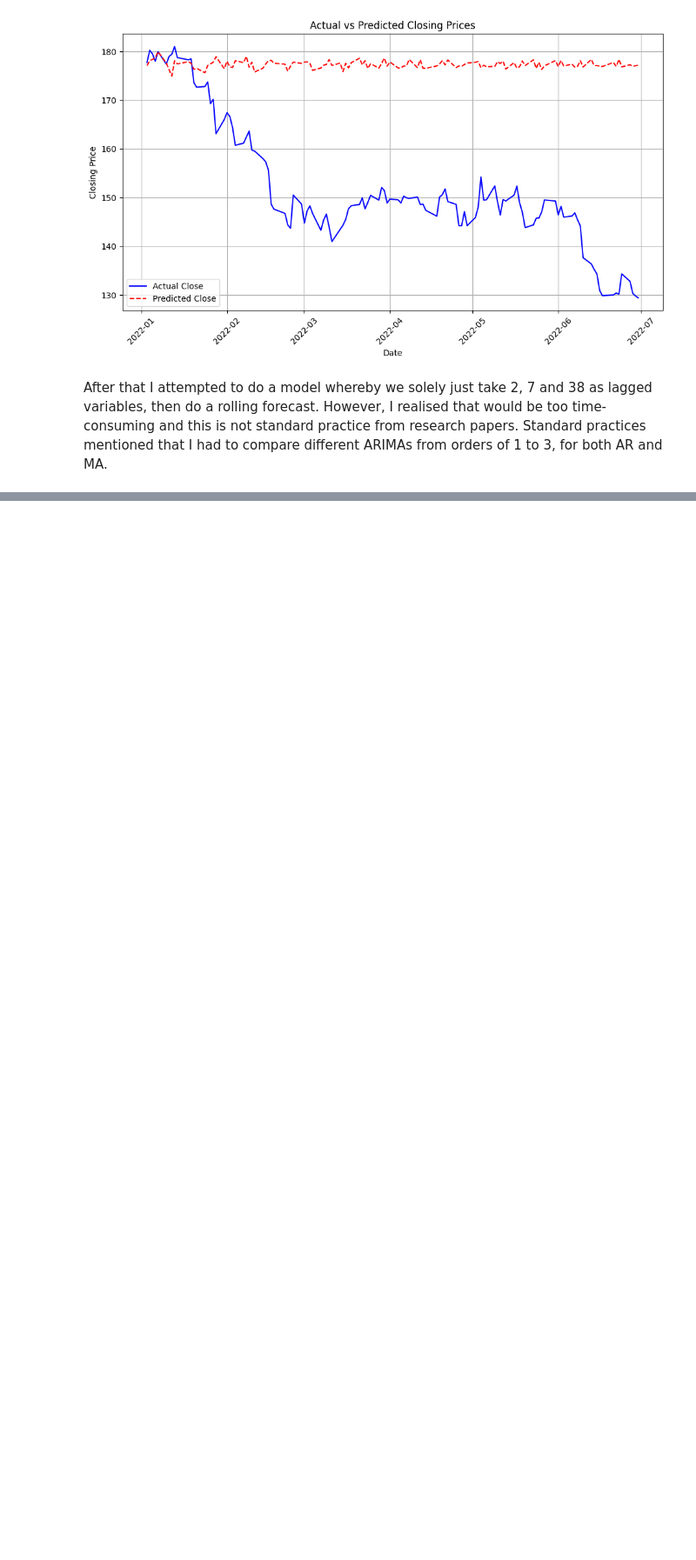
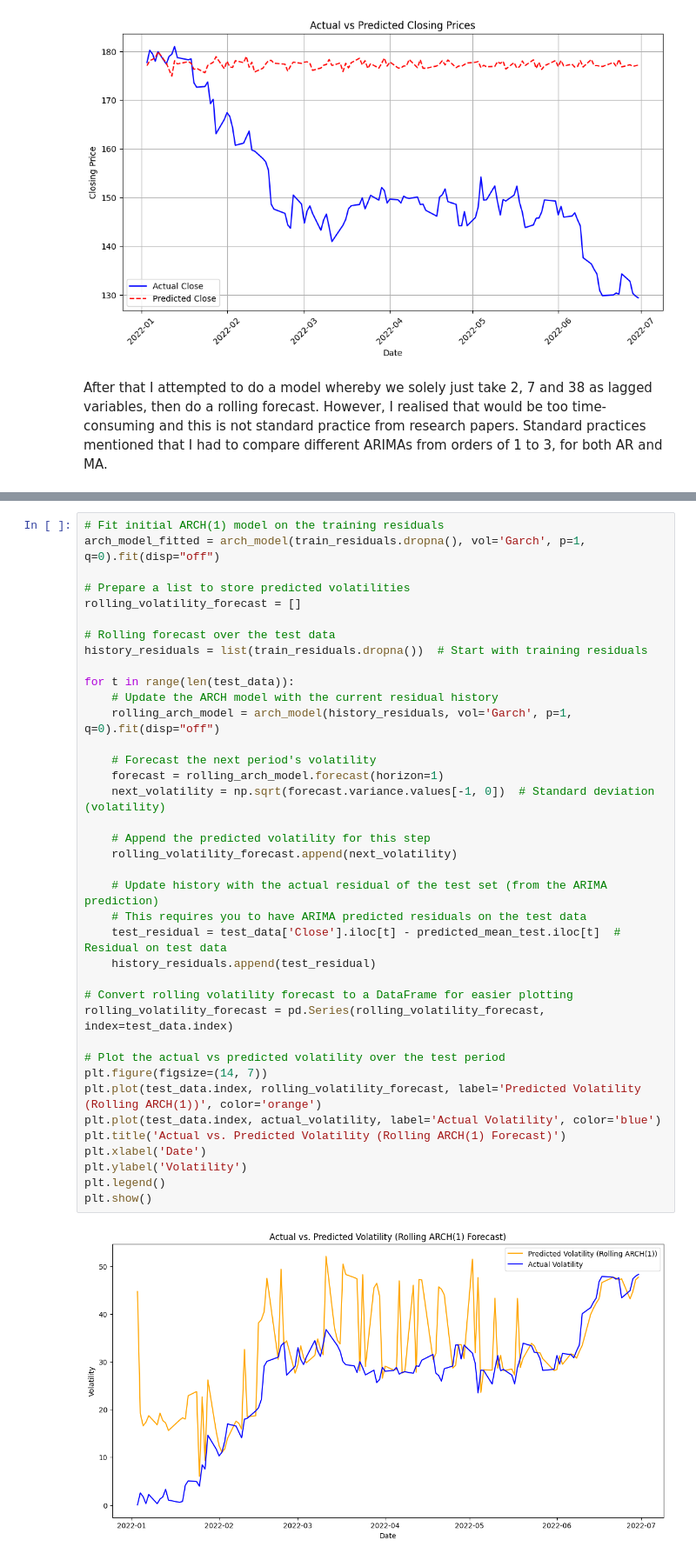
Before and after one commit to yothisisash/IT1244-Stock-Market, a Jupyter notebook: aswin.ipynb, the cells around one changed output, grey strips where cells are left out. Shown at 87% size. Drawn from its saved outputs; the diff is of its cells as text; blank space fills up the shorter version.

```diff
--- a/aswin.ipynb
+++ b/aswin.ipynb
@@ -796,0 +966,40 @@ See the caveats in the documentation: https://pandas.pydata.org/pandas-docs/stab
+# %%
+# Fit initial ARCH(1) model on the training residuals
+arch_model_fitted = arch_model(train_residuals.dropna(), vol='Garch', p=1, q=0).fit(disp="off")
+
+# Prepare a list to store predicted volatilities
+rolling_volatility_forecast = []
+
+# Rolling forecast over the test data
+history_residuals = list(train_residuals.dropna())  # Start with training residuals
+
+for t in range(len(test_data)):
+    # Update the ARCH model with the current residual history
+    rolling_arch_model = arch_model(history_residuals, vol='Garch', p=1, q=0).fit(disp="off")
+
+    # Forecast the next period's volatility
+    forecast = rolling_arch_model.forecast(horizon=1)
+    next_volatility = np.sqrt(forecast.variance.values[-1, 0])  # Standard deviation (volatility)
+
+    # Append the predicted volatility for this step
+    rolling_volatility_forecast.append(next_volatility)
+
+    # Update history with the actual residual of the test set (from the ARIMA prediction)
+    # This requires you to have ARIMA predicted residuals on the test data
+    test_residual = test_data['Close'].iloc[t] - predicted_mean_test.iloc[t]  # Residual on test data
+    history_residuals.append(test_residual)
+
+# Convert rolling volatility forecast to a DataFrame for easier plotting
+rolling_volatility_forecast = pd.Series(rolling_volatility_forecast, index=test_data.index)
+
+# Plot the actual vs predicted volatility over the test period
+plt.figure(figsize=(14, 7))
+plt.plot(test_data.index, rolling_volatility_forecast, label='Predicted Volatility (Rolling ARCH(1))', color='orange')
+plt.plot(test_data.index, actual_volatility, label='Actual Volatility', color='blue')
+plt.title('Actual vs. Predicted Volatility (Rolling ARCH(1) Forecast)')
+plt.xlabel('Date')
+plt.ylabel('Volatility')
+plt.legend()
+plt.show()
+# %% [output]
+[figure, added]
```
Also changed, not shown: parts of 16 cells of this notebook.
